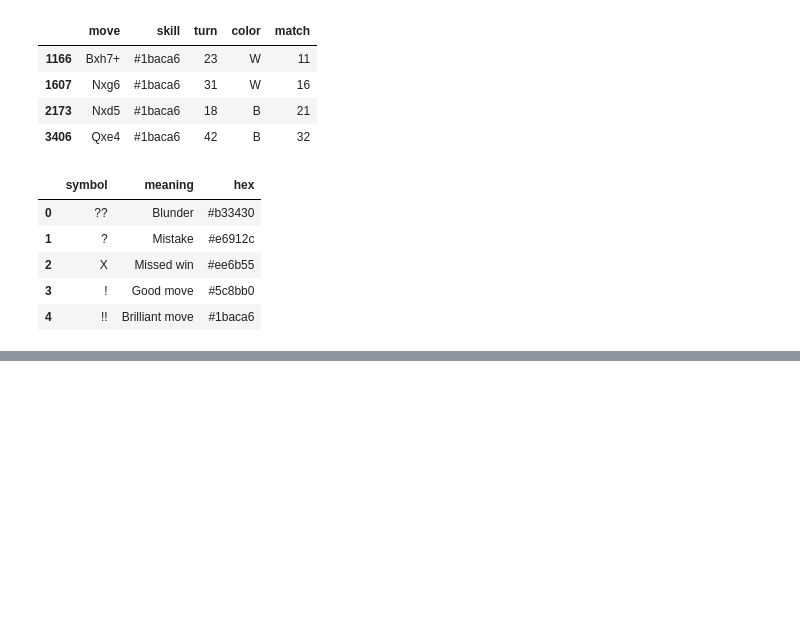
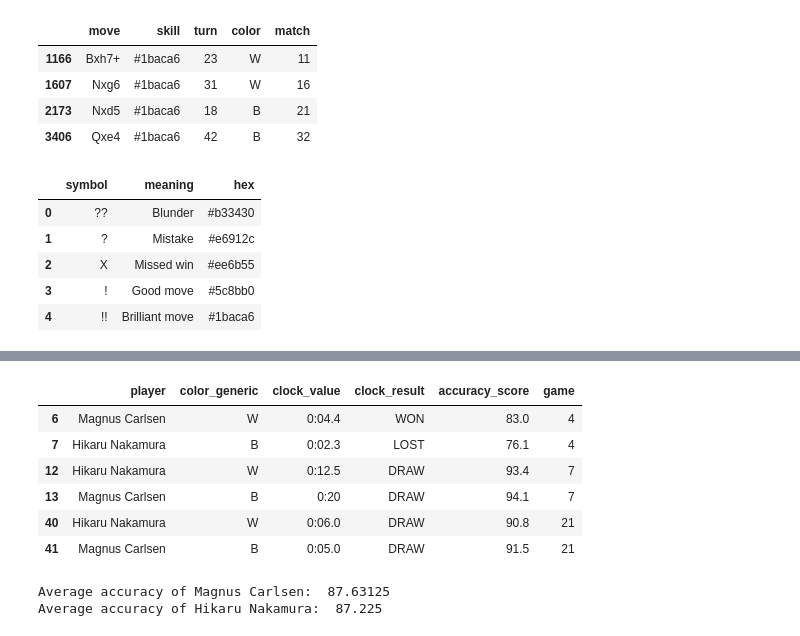
Before and after one commit to NicoNik22/Bullet-chess-championship-2023, a Jupyter notebook: Bullet Chess Championship 2023.ipynb, the cells around one changed output, grey strips where cells are left out. Saved outputs shown, nothing was run; the diff lists cells and outputs as text; code cells hidden in the pictures; blank space fills up the shorter version.

```diff
--- a/Bullet Chess Championship 2023.ipynb
+++ b/Bullet Chess Championship 2023.ipynb
@@ -293,0 +364,16 @@ df_annotation.to_csv('annotation.csv')
+# %%
+df_sistemaggio.iloc[[6,7,12,13,40,41]]
+# %% [output]
+|  | player | color_generic | clock_value | clock_result | accuracy_score | game |
+| 6 | Magnus Carlsen | W | 0:04.4 | WON | 83.0 | 4 |
+| 7 | Hikaru Nakamura | B | 0:02.3 | LOST | 76.1 | 4 |
+| 12 | Hikaru Nakamura | W | 0:12.5 | DRAW | 93.4 | 7 |
+| 13 | Magnus Carlsen | B | 0:20 | DRAW | 94.1 | 7 |
+| 40 | Hikaru Nakamura | W | 0:06.0 | DRAW | 90.8 | 21 |
+| 41 | Magnus Carlsen | B | 0:05.0 | DRAW | 91.5 | 21 |
+# %%
+print('Average accuracy of Magnus Carlsen: ', df_sistemaggio[df_sistemaggio['player'] == 'Magnus Carlsen']['accuracy_score'].mean())
+print('Average accuracy of Hikaru Nakamura: ', df_sistemaggio[df_sistemaggio['player'] == 'Hikaru Nakamura']['accuracy_score'].mean())
+# %% [output]
+Average accuracy of Magnus Carlsen:  87.63125
+Average accuracy of Hikaru Nakamura:  87.225
```
Also changed, not shown: parts of 18 cells of this notebook, 4 other files.
